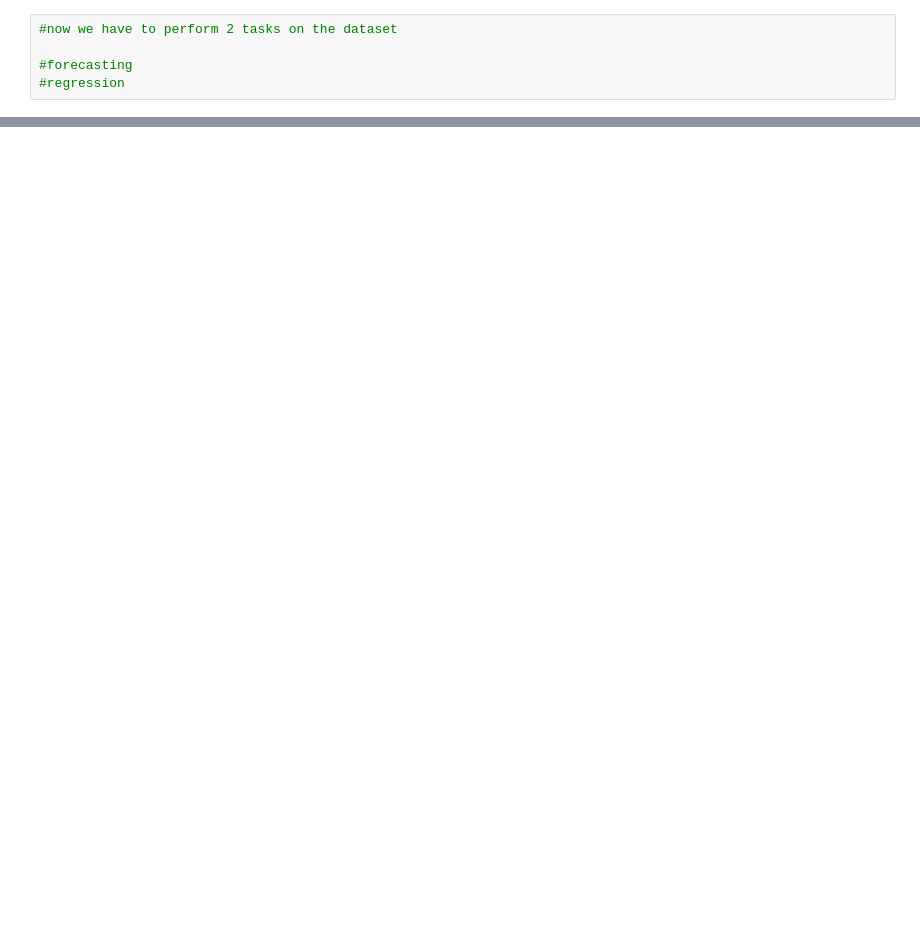
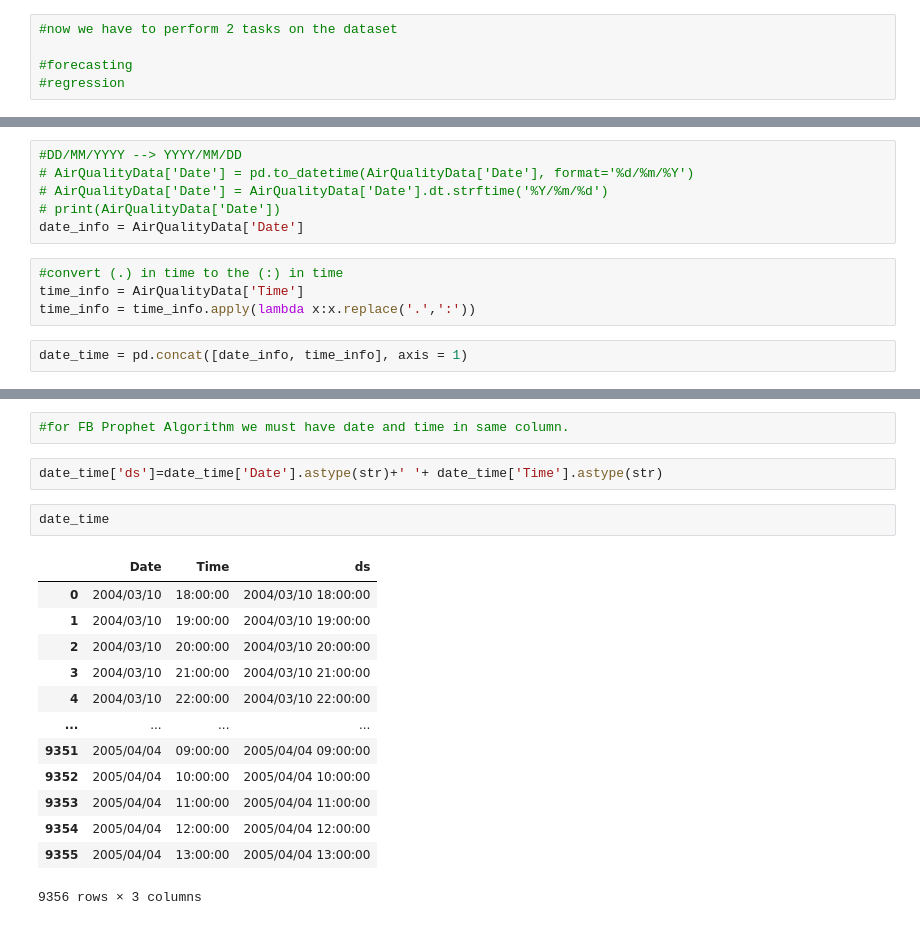
Before and after one commit to Abhinav163/Air-Quality-Index-Prediction, a Jupyter notebook: Air Quality Index Prediction.ipynb, the cells around one changed output, grey strips where cells are left out. Cells and saved outputs as stored; diff of their text form; blank space fills up the shorter version.

```diff
--- a/Air Quality Index Prediction.ipynb
+++ b/Air Quality Index Prediction.ipynb
@@ -207,0 +218,12 @@ dtype: int64
+# %%
+#DD/MM/YYYY --> YYYY/MM/DD
+# AirQualityData['Date'] = pd.to_datetime(AirQualityData['Date'], format='%d/%m/%Y')
+# AirQualityData['Date'] = AirQualityData['Date'].dt.strftime('%Y/%m/%d')
+# print(AirQualityData['Date'])
+date_info = AirQualityData['Date']
+# %%
+#convert (.) in time to the (:) in time
+time_info = AirQualityData['Time']
+time_info = time_info.apply(lambda x:x.replace('.',':'))
+# %%
+date_time = pd.concat([date_info, time_info], axis = 1)
@@ -207,0 +246,20 @@ dtype: int64
+# %%
+#for FB Prophet Algorithm we must have date and time in same column.
+# %%
+date_time['ds']=date_time['Date'].astype(str)+' '+ date_time['Time'].astype(str)
+# %%
+date_time
+# %% [output]
+|  | Date | Time | ds |
+| 0 | 2004/03/10 | 18:00:00 | 2004/03/10 18:00:00 |
+| 1 | 2004/03/10 | 19:00:00 | 2004/03/10 19:00:00 |
+| 2 | 2004/03/10 | 20:00:00 | 2004/03/10 20:00:00 |
+| 3 | 2004/03/10 | 21:00:00 | 2004/03/10 21:00:00 |
+| 4 | 2004/03/10 | 22:00:00 | 2004/03/10 22:00:00 |
+| ... | ... | ... | ... |
+| 9351 | 2005/04/04 | 09:00:00 | 2005/04/04 09:00:00 |
+| 9352 | 2005/04/04 | 10:00:00 | 2005/04/04 10:00:00 |
+| 9353 | 2005/04/04 | 11:00:00 | 2005/04/04 11:00:00 |
+| 9354 | 2005/04/04 | 12:00:00 | 2005/04/04 12:00:00 |
+| 9355 | 2005/04/04 | 13:00:00 | 2005/04/04 13:00:00 |
+9356 rows × 3 columns
```
Also changed, not shown: parts of 13 cells of this notebook.
